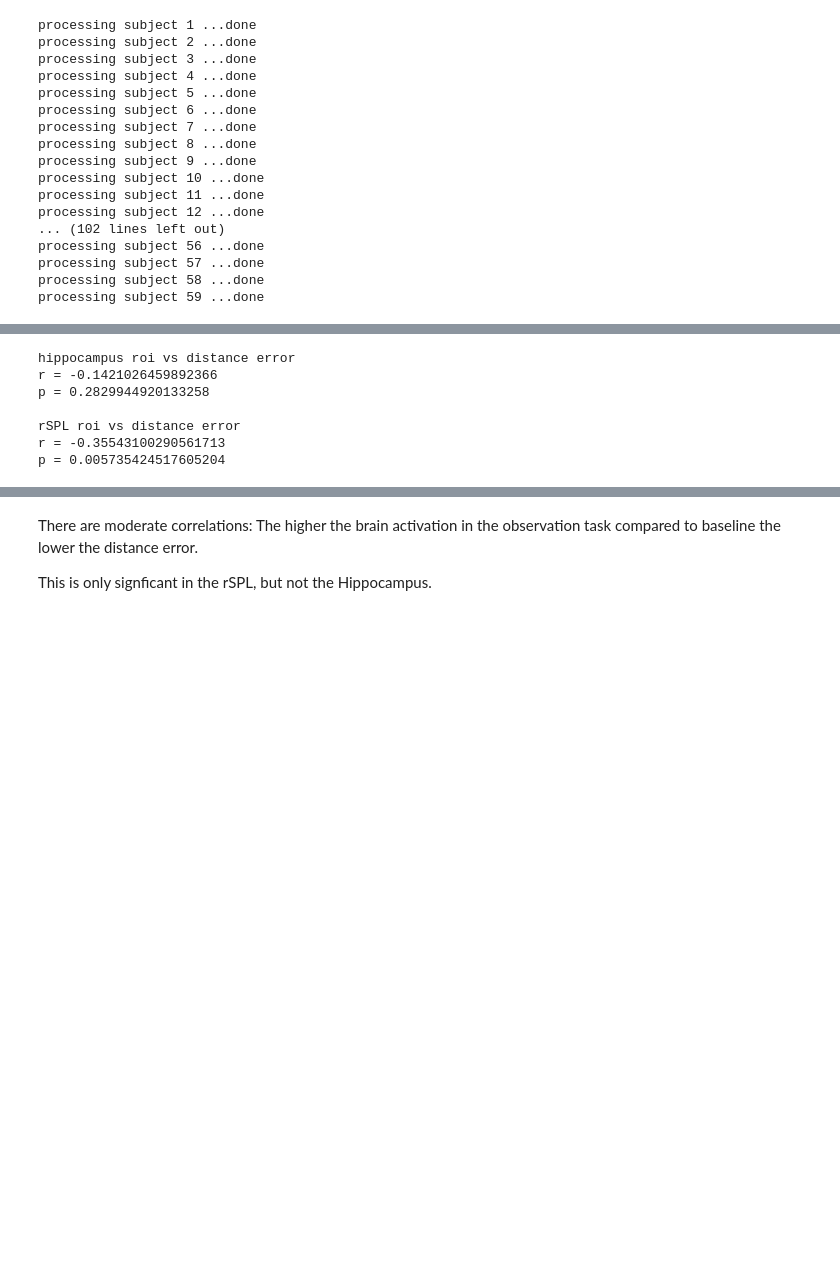
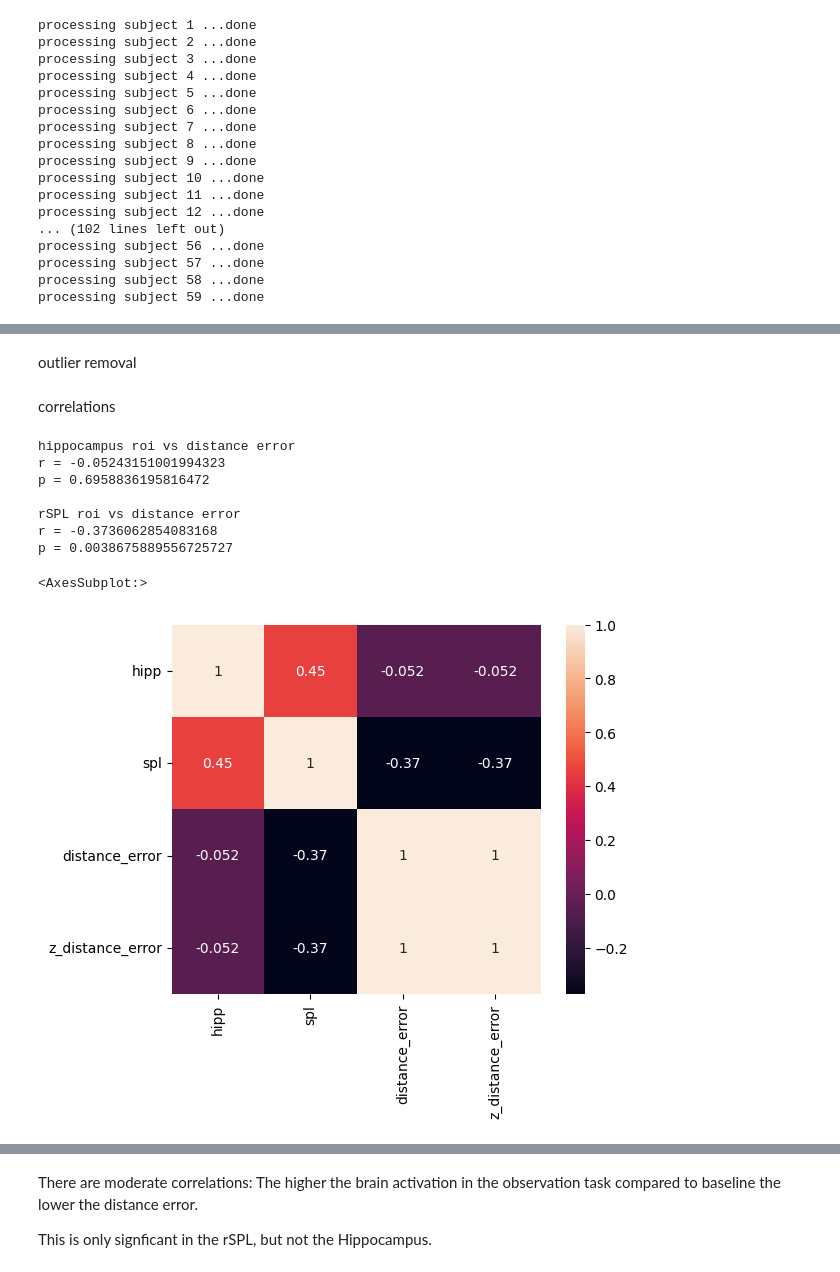
Before and after one commit to dominikpegler/tewa2-neuroimaging, a Jupyter notebook: assignments/group/Group assignment.ipynb, the cells around one changed output, grey strips where cells are left out. Drawn from its saved outputs; the diff is of its cells as text; code cells hidden in the pictures; blank space fills up the shorter version.

```diff
--- a/assignments/group/Group assignment.ipynb
+++ b/assignments/group/Group assignment.ipynb
@@ -1027,20 +1029,39 @@ processing subject 59 ...done
+# %%
+dist_err["hipp"] = hipp_means_self
+dist_err["spl"] = pc_means_self
+dist_err = dist_err.rename(columns={"mean": "distance_error"})
+dist_err = dist_err[["hipp", "spl", "distance_error"]]
+# %% [markdown]
+outlier removal
+# %%
+from scipy import stats
+
+dist_err["z_distance_error"] = stats.zscore(dist_err["distance_error"])
+dist_err = dist_err.loc[dist_err.z_distance_error < 3]
+# %% [markdown]
+correlations
 # %%
 from scipy.stats import pearsonr
 
-corr_r, corr_p = pearsonr(hipp_means_self, dist_err["mean"])
+corr_r_hipp, corr_p_hipp = pearsonr(dist_err.hipp, dist_err.distance_error)
 print("hippocampus roi vs distance error")
-print("r =", corr_r)
-print("p =", corr_p)
+print("r =", corr_r_hipp)
+print("p =", corr_p_hipp)
 
 print("\nrSPL roi vs distance error")
-corr_r, corr_p = pearsonr(pc_means_self, dist_err["mean"])
-print("r =", corr_r)
-print("p =", corr_p)
+corr_r_spl, corr_p_spl = pearsonr(dist_err.spl, dist_err.distance_error)
+print("r =", corr_r_spl)
+print("p =", corr_p_spl)
 # %% [output]
 hippocampus roi vs distance error
-r = -0.1421026459892366
-p = 0.2829944920133258
+r = -0.05243151001994323
+p = 0.6958836195816472
 
 rSPL roi vs distance error
-r = -0.35543100290561713
-p = 0.005735424517605204
+r = -0.3736062854083168
+p = 0.0038675889556725727
+# %%
+sns.heatmap(dist_err.corr(), square=True, annot=True)
+# %% [output]
+<AxesSubplot:>
+[figure, added]
```
Also changed, not shown: parts of 3 cells of this notebook.
